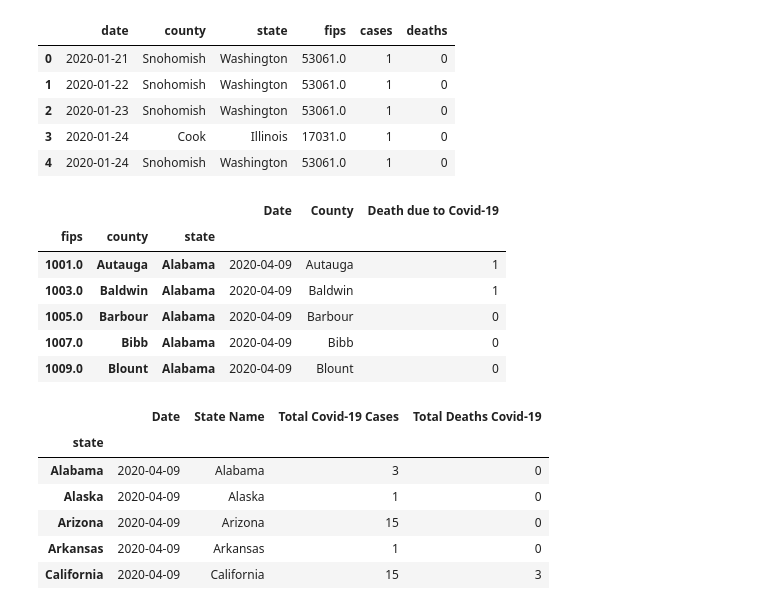
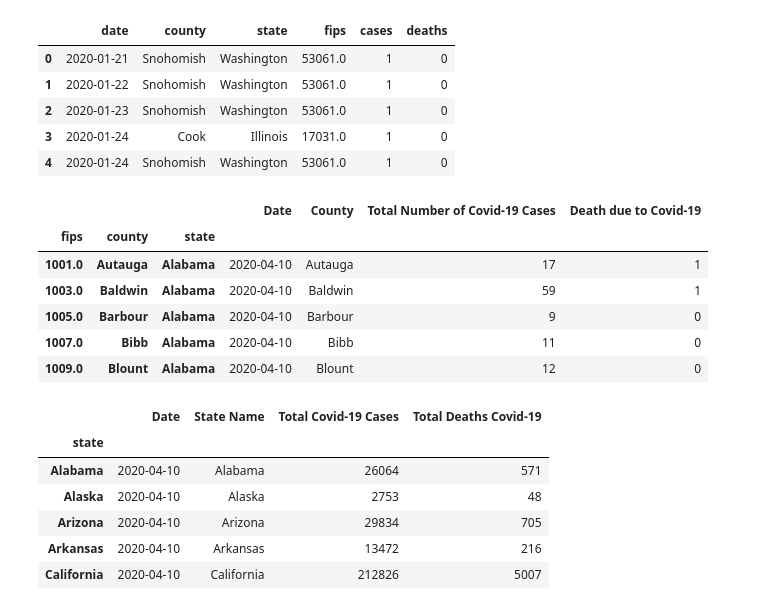
Before and after one commit to jtpeters963/Project-1, a Jupyter notebook: Census_API.ipynb, the cells around one changed output. Saved outputs shown, nothing was run; the diff lists cells and outputs as text; code cells hidden in the pictures.

```diff
--- a/Census_API.ipynb
+++ b/Census_API.ipynb
@@ -93,34 +83,33 @@ covid_df.head()
 # %%
 #Covid-19 Data on County level
 
 #extracting latest information from the live data
 cases_covid=covid_df.groupby(['fips','county','state'])['cases'].last()
 deaths_covid=covid_df.groupby(['fips','county','state'])['deaths'].last()
 date_covid=covid_df.groupby(['fips','county','state'])['date'].last()
 fips_covid=covid_df.groupby(['fips','county','state'])['fips'].first()
 state_covid=covid_df.groupby(['fips','county','state'])['state'].first()
 county_covid=covid_df.groupby(['fips','county','state'])['county'].first()
 
 #creating new dataframe
-Final_Covid_df=pd.DataFrame({"Date":date_covid,
+County_Covid_df=pd.DataFrame({"Date":date_covid,
                              "County":county_covid,
-#                             "State":state_covid,
-#                             "Fips":fips_covid,
-#                             "Total Number of Covid-19 Cases":deaths_covid,
+                             "Total Number of Covid-19 Cases":cases_covid,
                              "Death due to Covid-19":deaths_covid})
-Final_Covid_df.head()
+County_Covid_df.head()
 # %% [output]
-|  |  |  | Date | County | Death due to Covid-19 |
-| fips | county | state |  |  |  |
-| 1001.0 | Autauga | Alabama | 2020-04-09 | Autauga | 1 |
-| 1003.0 | Baldwin | Alabama | 2020-04-09 | Baldwin | 1 |
-| 1005.0 | Barbour | Alabama | 2020-04-09 | Barbour | 0 |
-| 1007.0 | Bibb | Alabama | 2020-04-09 | Bibb | 0 |
-| 1009.0 | Blount | Alabama | 2020-04-09 | Blount | 0 |
+|  |  |  | Date | County | Total Number of Covid-19 Cases | Death due to Covid-19 |
+| fips | county | state |  |  |  |  |
+| 1001.0 | Autauga | Alabama | 2020-04-10 | Autauga | 17 | 1 |
+| 1003.0 | Baldwin | Alabama | 2020-04-10 | Baldwin | 59 | 1 |
+| 1005.0 | Barbour | Alabama | 2020-04-10 | Barbour | 9 | 0 |
+| 1007.0 | Bibb | Alabama | 2020-04-10 | Bibb | 11 | 0 |
+| 1009.0 | Blount | Alabama | 2020-04-10 | Blount | 12 | 0 |
 # %%
 #Covid-19 Data on State Level
-cases_state=covid_df.groupby(['state'])['cases'].last()
-deaths_state=covid_df.groupby(['state'])['deaths'].last()
+
+cases_state=covid_df.groupby(['state'])['cases'].sum()
+deaths_state=covid_df.groupby(['state'])['deaths'].sum()
 date_state=covid_df.groupby(['state'])['date'].last()
 state_name=covid_df.groupby(['state'])['state'].last()
 
@@ -129,11 +118,11 @@ State_Covid_df.head()
 # %% [output]
 |  | Date | State Name | Total Covid-19 Cases | Total Deaths Covid-19 |
 | state |  |  |  |  |
-| Alabama | 2020-04-09 | Alabama | 3 | 0 |
-| Alaska | 2020-04-09 | Alaska | 1 | 0 |
-| Arizona | 2020-04-09 | Arizona | 15 | 0 |
-| Arkansas | 2020-04-09 | Arkansas | 1 | 0 |
-| California | 2020-04-09 | California | 15 | 3 |
+| Alabama | 2020-04-10 | Alabama | 26064 | 571 |
+| Alaska | 2020-04-10 | Alaska | 2753 | 48 |
+| Arizona | 2020-04-10 | Arizona | 29834 | 705 |
+| Arkansas | 2020-04-10 | Arkansas | 13472 | 216 |
+| California | 2020-04-10 | California | 212826 | 5007 |
 # %%
 complete_df=pd.merge(State_Covid_df,Census_df,on='State Name')
 complete_df=complete_df[["Date","State Name","Total Covid-19 Cases","Total Deaths Covid-19","Total Population","fips"]]
```
Also changed, not shown: parts of 6 cells of this notebook, 3 other files.
